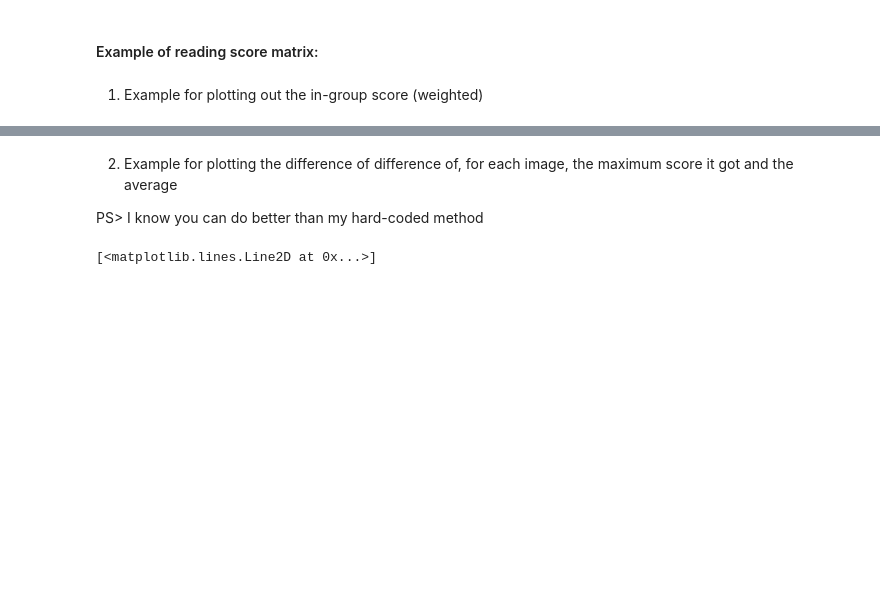
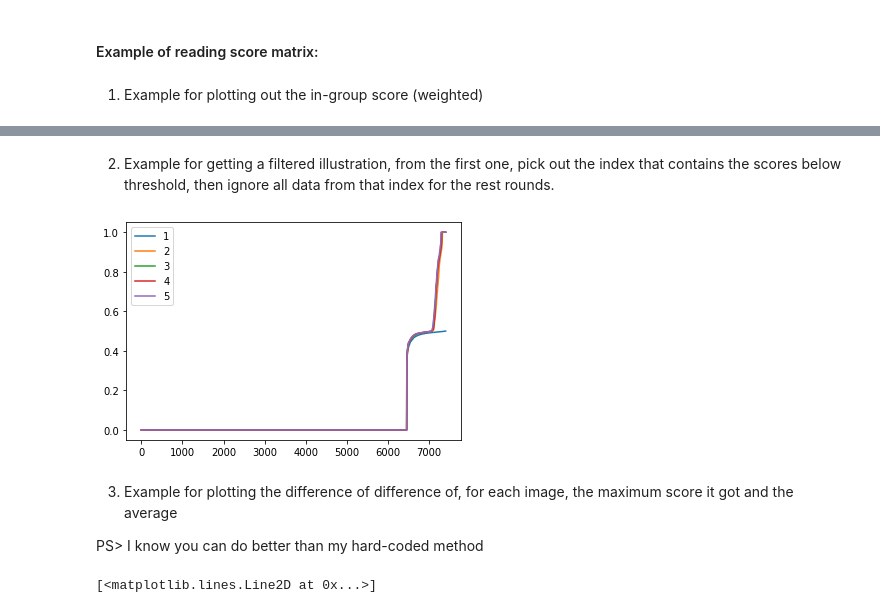
Before and after one commit to smith-scram-lab/Iterative-Unet, a Jupyter notebook: ResultReading.ipynb, the cells around one changed output, grey strips where cells are left out. Drawn from its saved outputs; the diff is of its cells as text; code cells hidden in the pictures; blank space fills up the shorter version.

```diff
--- a/ResultReading.ipynb
+++ b/ResultReading.ipynb
@@ -204,5 +204,63 @@ for i in range(10):
+# %% [markdown]
+2. Example for getting a filtered illustration, from the first one, pick out the index that contains the scores below threshold, then ignore all data from that index for the rest rounds.
+# %%
+index_below_threshold = []
+ifFirstRound = True
+check_Threshold = 0.5
+for i in range(5):
+    x_range = 7404
+    scoreMatrix_file = 'scorematrix/scorematrix_round_' + str(i) + '.npy'
+    scoreMatrix = np.load(os.path.join(resultsdir, scoreMatrix_file))
+    model_history_file_polar = os.path.join(resultsdir,'models_history/round_'+ str(i) +'/polar_history.npy')
+    model_history_file_carte = os.path.join(resultsdir,'models_history/round_'+ str(i) +'/carte_history.npy')
+    model_history_polar = np.load(model_history_file_polar)
+    model_history_carte = np.load(model_history_file_carte)
+    model_loss_num = []
+    for i in range(5):
+        current_model = model_history_polar[i][:]
+        model_loss_num.append(np.min(current_model))
+    for i in range(5):
+        current_model = model_history_carte[i][:]
+        model_loss_num.append(np.min(current_model))
+    #print(model_loss_num)
+    picked_score = np.zeros(scoreMatrix[:,0].shape)
+    weighted_score = np.zeros(scoreMatrix[:,0].shape)
+    i = 0
+    for each_row in scoreMatrix:
+        first_zero = np.where(each_row == 0)[0][0]
+        if first_zero >= 5:
+            chosen = max(each_row[5:])
+        else:
+            chosen = max(each_row[:5])
+
+        if ifFirstRound:
+            if chosen < check_Threshold:
+                picked_score[i] = chosen
+                index_below_threshold.append(True)
+            else:
+                picked_score[i] = 0
+                index_below_threshold.append(False)
+        else:
+            if not index_below_threshold[i]:
+                picked_score[i] = 0
+            else:
+                picked_score[i] = chosen
+
+        #print(each_row)
+        #print(chosen)
+        picked_index = np.where(each_row == chosen)[0][0]
+        #print(picked_index)
+        picked_loss = model_loss_num[picked_index]
+        weighted_score[i] = chosen * (1 - picked_loss)
+        i += 1
+    ifFirstRound = False
+    #print(picked_score)
+    plt.plot(np.sort(picked_score))
+    plt.legend([1,2,3,4,5,6,7,8,9,10])
+# %% [output]
+[figure, added]
 # %% [markdown]
-2. Example for plotting the difference of difference of, for each image, the maximum score it got and the average
+3. Example for plotting the difference of difference of, for each image, the maximum score it got and the average
 
 PS> I know you can do better than my hard-coded method
 # %%
```
Also changed, not shown: parts of 5 cells of this notebook, 28 other files.
